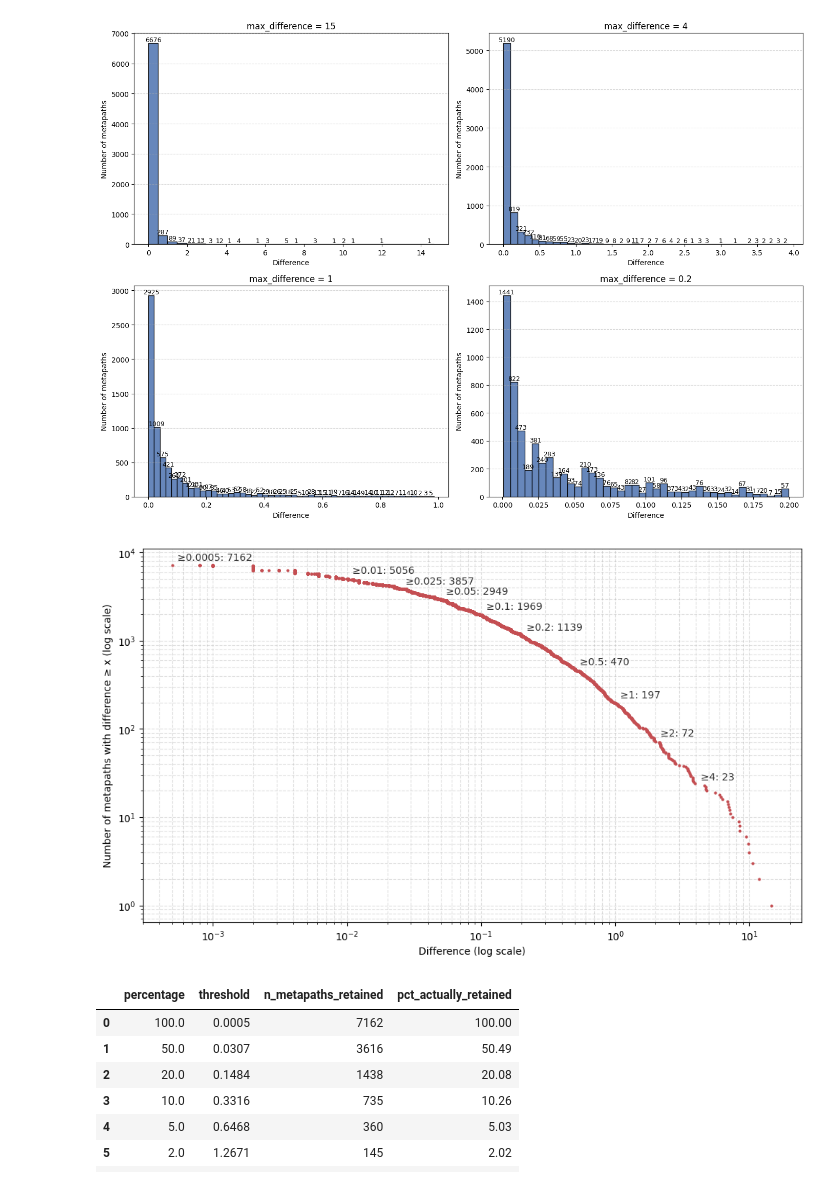
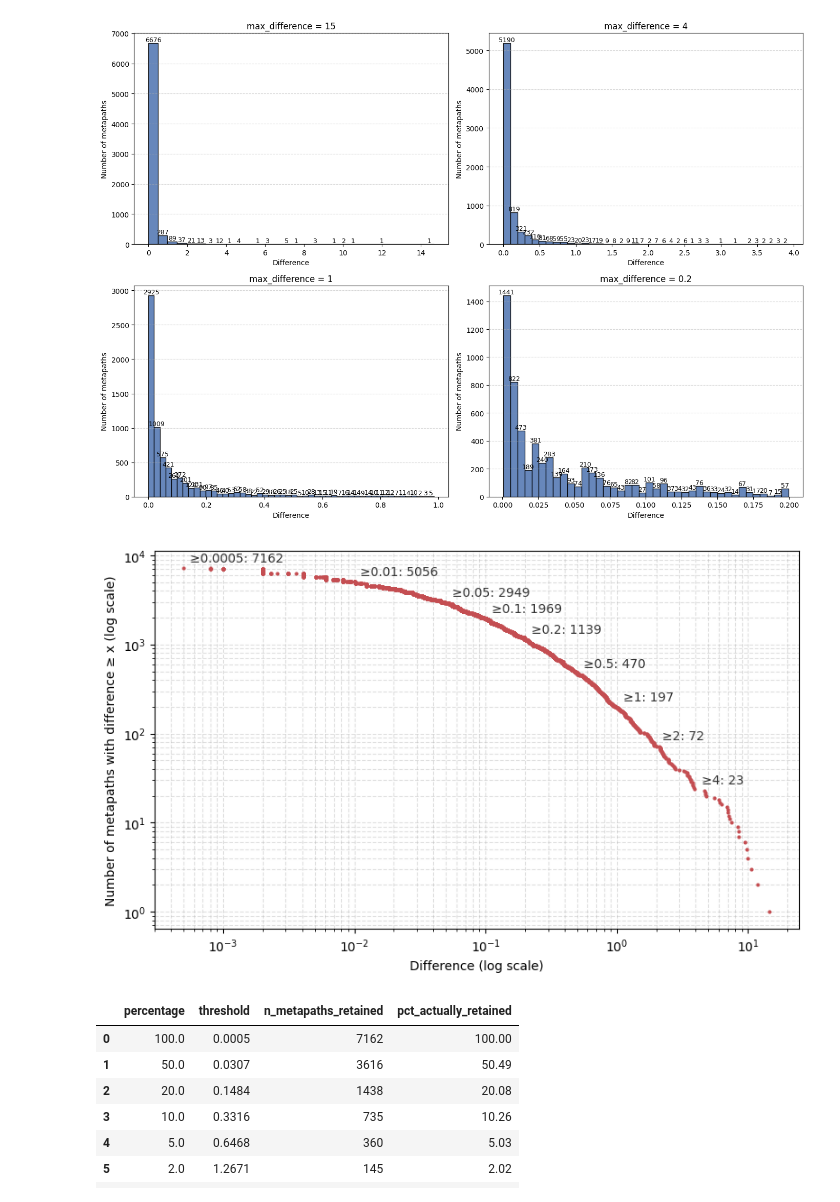
Before and after one commit to BridgeSentry/BridgeSentry, a Jupyter notebook: notebooks/dme_distribution_20260713.ipynb, the cells around one changed output. Cells and saved outputs as stored; diff of their text form; code cells hidden in the pictures.

```diff
--- a/notebooks/dme_distribution_20260713.ipynb
+++ b/notebooks/dme_distribution_20260713.ipynb
@@ -110,7 +110,7 @@ def plot_ccdf(df: pd.DataFrame, thresholds: list):
     values = df["abs_difference"].to_numpy()
     sorted_vals, ccdf_counts = compute_ccdf(values)
 
-    fig, ax = plt.subplots(figsize=(10, 6))
+    fig, ax = plt.subplots(figsize=(8, 5))
     ax.plot(sorted_vals, ccdf_counts, marker=".", linestyle="none", markersize=4, color="#C44E52")
 
     ax.set_xscale("log")
@@ -549,10 +555,10 @@ plt.tight_layout()
 # %% [output]
 [figure]
 # %%
-thresholds = [0.0005, 0.01, 0.025, 0.05, 0.1, 0.2, 0.5, 1, 2, 4]
+thresholds = [0.0005, 0.01, 0.05, 0.1, 0.2, 0.5, 1, 2, 4]
 plot_ccdf(df2, thresholds)
 # %% [output]
-[figure, old version]
+[figure, new version]
 # %%
 thresholds_for_percentages(df2, [100, 50, 20, 10, 5, 2, 1, 0.5])
 # %% [output]
```
Also changed, not shown: parts of 10 cells of this notebook, 6 other files.
